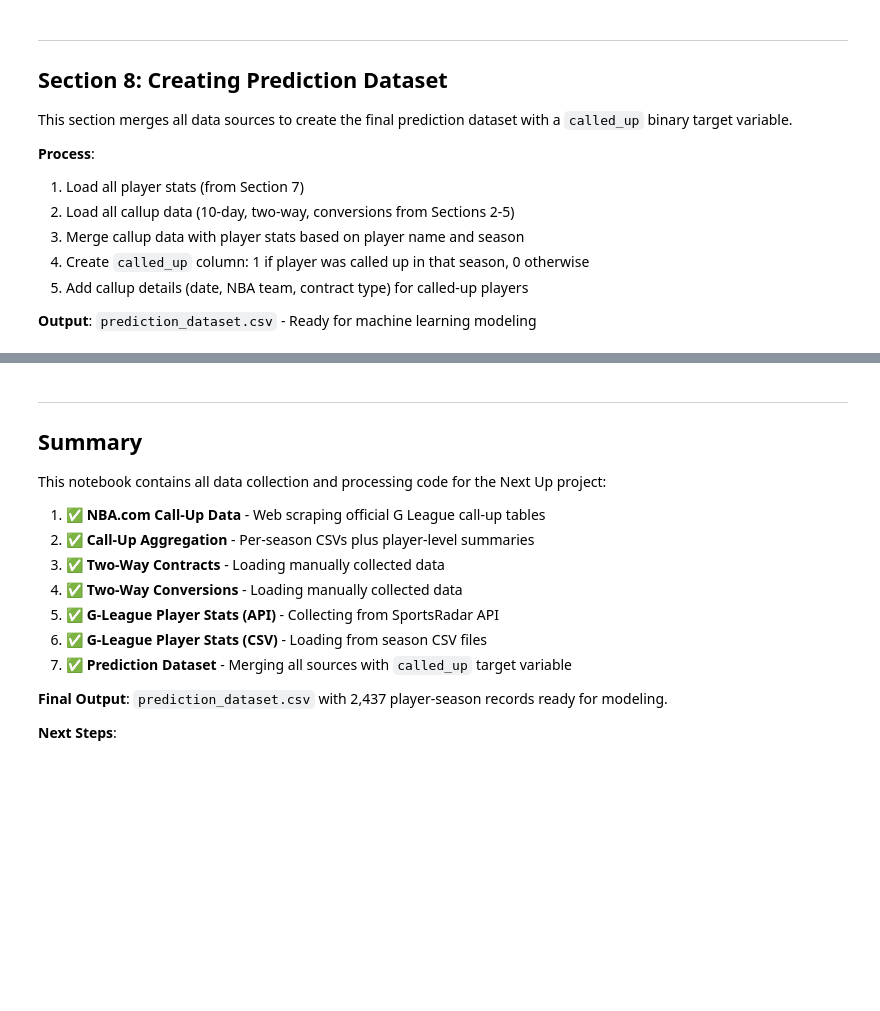
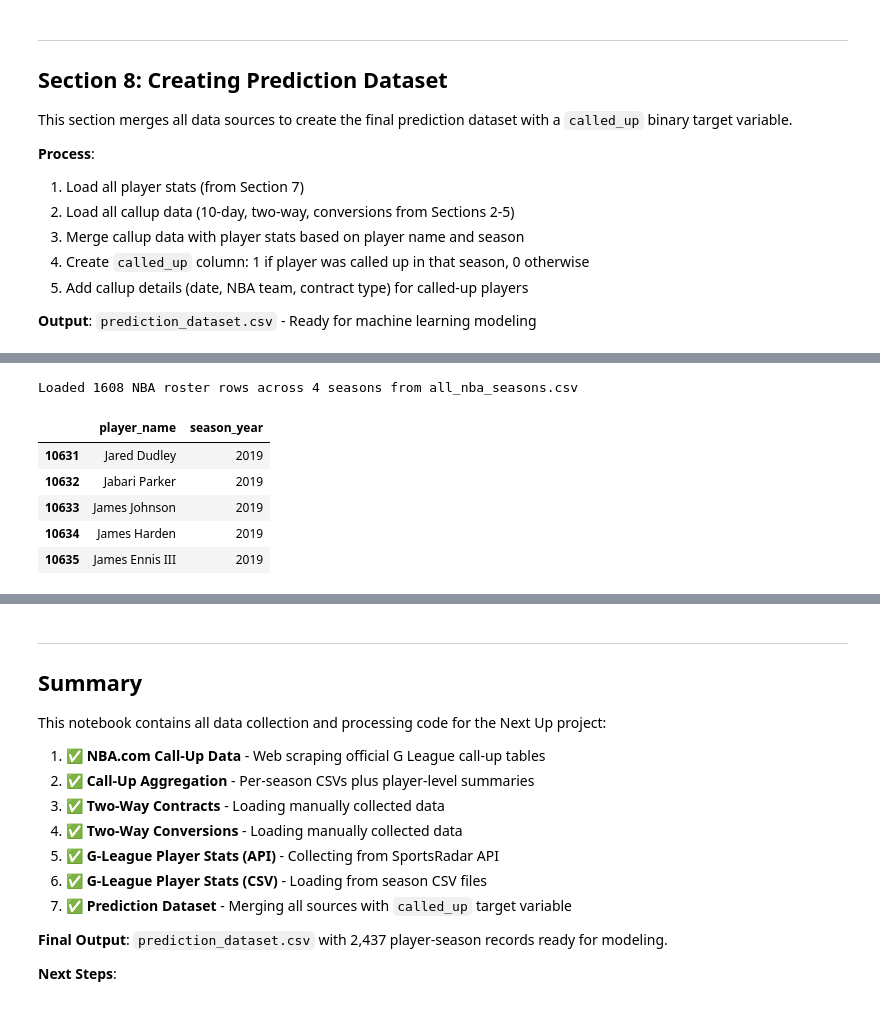
Before and after one commit to anirudh9280/Next-Up, a Jupyter notebook: data/data.ipynb, the cells around one changed output, grey strips where cells are left out. Cells and saved outputs as stored; diff of their text form; code cells hidden in the pictures; blank space fills up the shorter version.

```diff
--- a/data/data.ipynb
+++ b/data/data.ipynb
@@ -751,6 +758,43 @@ Loaded 251 player-season call-up rows from callups_nba_2019_2025_aggregated.csv
 | 2 | Adam Flagler | 2023-24 | 2023 | [Oklahoma City Blue] | [Oklahoma City Thunder] | [02-11-2024] | [Two-Way] | ... |
 | 3 | Alex Fudge | 2023-24 | 2023 | [South Bay Lakers] | [Dallas Mavericks] | [03-04-2024] | [Two-Way] | ... |
 | 4 | Alex Reese | 2024-25 | 2024 | [Rip City Remix] | [Philadelphia 76ers] | [02-21-2025] | [Two-Way] | ... |
+# %%
+# Load NBA rostered players for seasons we care about
+NBA_ROSTER_SEASONS = {
+    "2019-20": 2019,
+    "2020-21": 2021,
+    "2022-23": 2022,
+    "2024-25": 2024,
+}
+
+def load_nba_rostered_players():
+    """Load NBA roster data and keep only seasons aligned with our modeling window."""
+    roster_path = Path("all_nba_seasons.csv")
+    if not roster_path.exists():
+        raise FileNotFoundError(f"Missing NBA roster file: {roster_path}")
+
+    df = pd.read_csv(roster_path, usecols=["player_name", "season"])
+    df = df[df["season"].isin(NBA_ROSTER_SEASONS.keys())]
+    df["player_name"] = df["player_name"].apply(clean_name)
+    df["season_year"] = df["season"].map(NBA_ROSTER_SEASONS)
+    df = df.dropna(subset=["player_name", "season_year"])
+    df = df.drop_duplicates(subset=["player_name", "season_year"])
+    print(
+        f"Loaded {len(df)} NBA roster rows across {len(NBA_ROSTER_SEASONS)} seasons from {roster_path.name}"
+    )
+    return df[["player_name", "season_year"]]
+
+
+df_nba_rostered = load_nba_rostered_players()
+df_nba_rostered.head()
+# %% [output]
+Loaded 1608 NBA roster rows across 4 seasons from all_nba_seasons.csv
+|  | player_name | season_year |
+| 10631 | Jared Dudley | 2019 |
+| 10632 | Jabari Parker | 2019 |
+| 10633 | James Johnson | 2019 |
+| 10634 | James Harden | 2019 |
+| 10635 | James Ennis III | 2019 |
 # %%
 # Create the prediction dataset
 def create_prediction_dataset():
```
Also changed, not shown: parts of 2 cells of this notebook, 10 other files.
